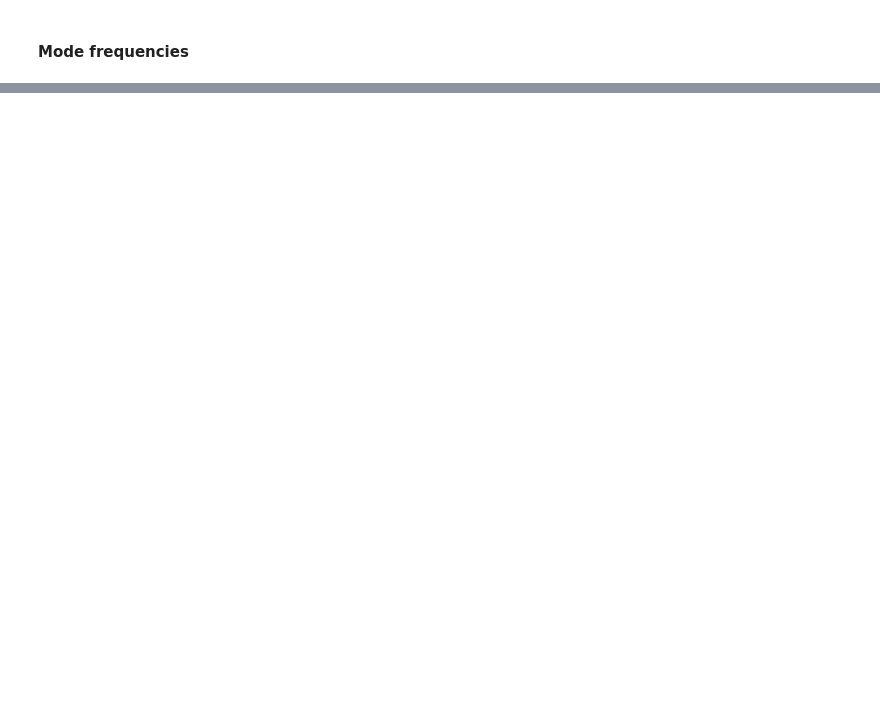
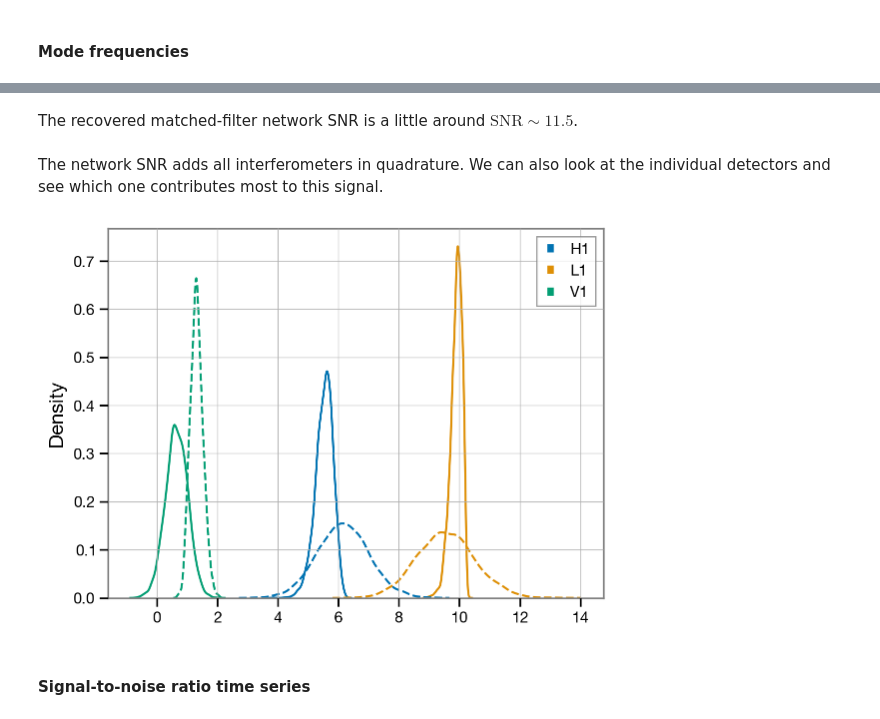
Before and after one commit to maxisi/ringdown, a Jupyter notebook: docs/examples/GW190521.ipynb, the cells around one changed output, grey strips where cells are left out. Saved outputs shown, nothing was run; the diff lists cells and outputs as text; code cells hidden in the pictures; blank space fills up the shorter version.

```diff
--- a/docs/examples/GW190521.ipynb
+++ b/docs/examples/GW190521.ipynb
@@ -292,0 +341,14 @@ plt.xlabel('matched-filter network SNR');
+# %% [markdown]
+The recovered matched-filter network SNR is a little around $\mathrm{SNR} \sim 11.5$.
+# %% [markdown]
+The network SNR adds all interferometers in quadrature. We can also look at the individual detectors and see which one contributes most to this signal.
+# %%
+snrs_ifo_opt = fit.result.compute_posterior_snrs(network=False)
+snrs_ifo_mf = fit.result.compute_posterior_snrs(network=False, optimal=False)
+
+sns.kdeplot(dict(zip(fit.ifos, snrs_ifo_mf)));
+sns.kdeplot(dict(zip(fit.ifos, snrs_ifo_opt)), ls='--');
+# %% [output]
+[figure, added]
+# %% [markdown]
+#### Signal-to-noise ratio time series
```
Also changed, not shown: parts of 42 cells of this notebook.
